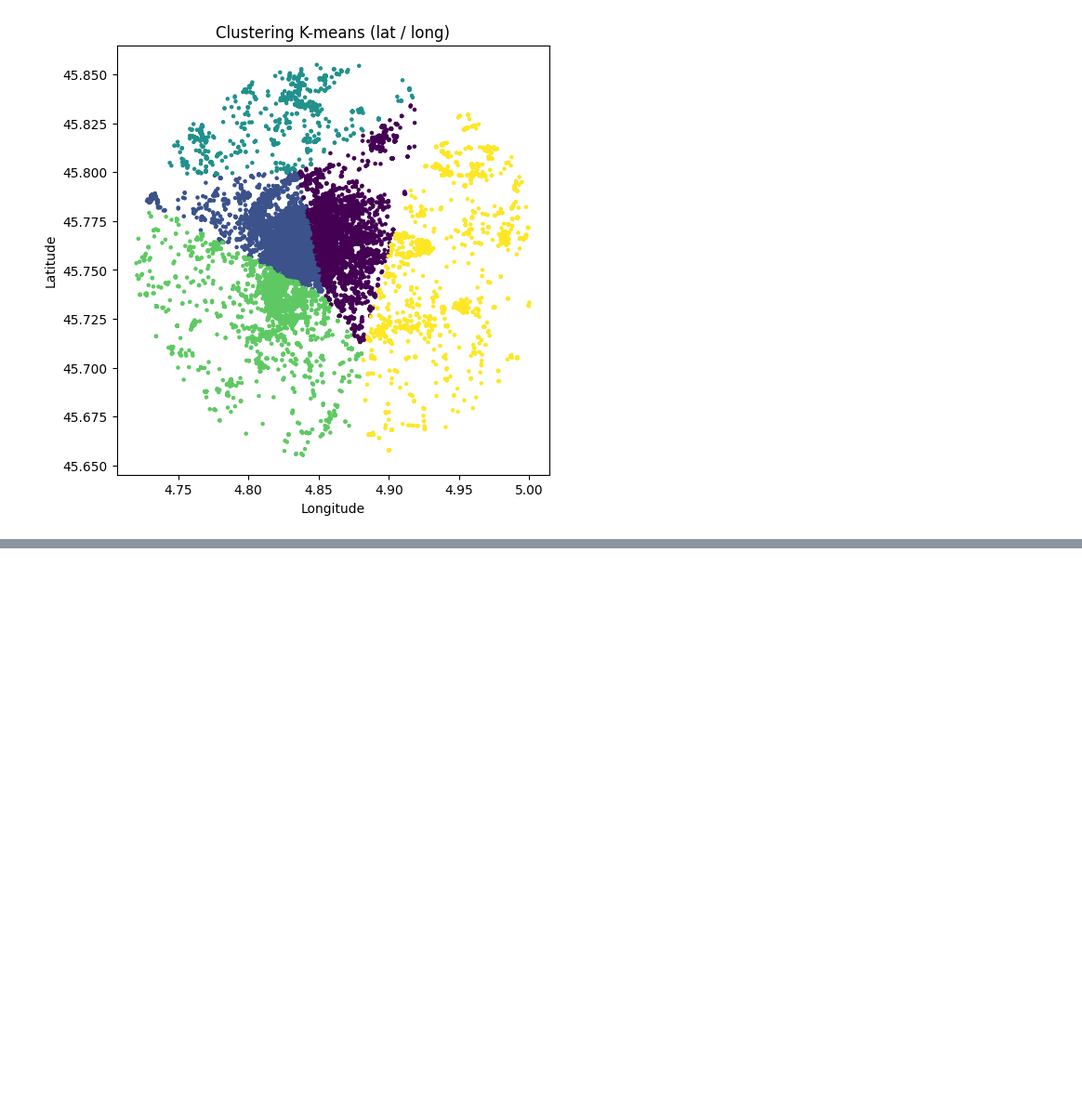
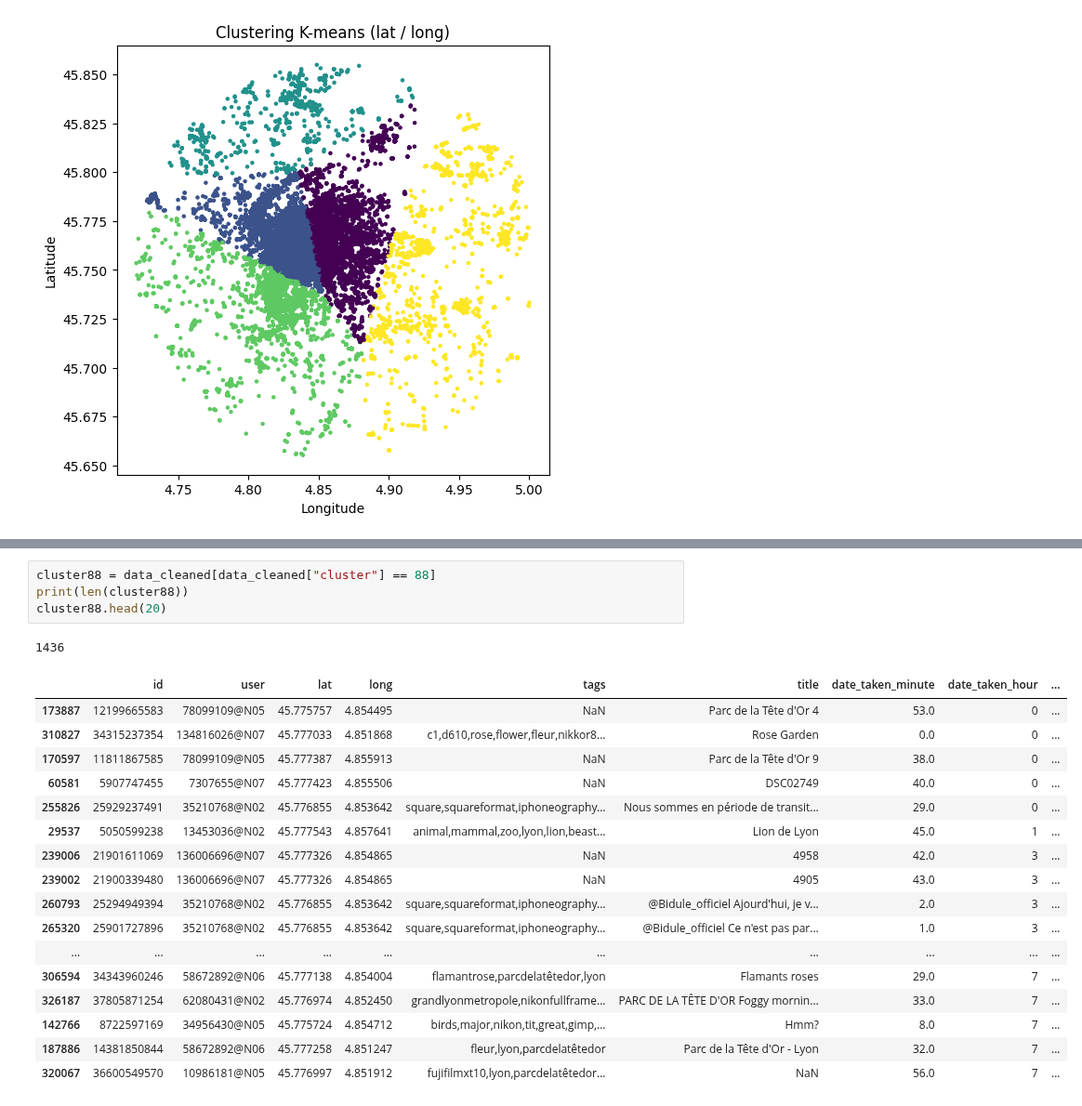
Before and after one commit to Ibra2477/FD_project, a Jupyter notebook: notebook/TP.ipynb, the cells around one changed output, grey strips where cells are left out. Shown at 93% size. Drawn from its saved outputs; the diff is of its cells as text; blank space fills up the shorter version.

```diff
--- a/notebook/TP.ipynb
+++ b/notebook/TP.ipynb
@@ -515,0 +614,23 @@ plt.show()
+# %%
+cluster88 = data_cleaned[data_cleaned["cluster"] == 88]
+print(len(cluster88))
+cluster88.head(20)
+# %% [output]
+1436
+|  | id | user | lat | long | tags | title | date_taken_minute | date_taken_hour | ... |
+| 173887 | 12199665583 | 78099109@N05 | 45.775757 | 4.854495 | NaN | Parc de la Tête d'Or 4 | 53.0 | 0 | ... |
+| 310827 | 34315237354 | 134816026@N07 | 45.777033 | 4.851868 | c1,d610,rose,flower,fleur,nikkor8... | Rose Garden | 0.0 | 0 | ... |
+| 170597 | 11811867585 | 78099109@N05 | 45.777387 | 4.855913 | NaN | Parc de la Tête d'Or 9 | 38.0 | 0 | ... |
+| 60581 | 5907747455 | 7307655@N07 | 45.777423 | 4.855506 | NaN | DSC02749 | 40.0 | 0 | ... |
+| 255826 | 25929237491 | 35210768@N02 | 45.776855 | 4.853642 | square,squareformat,iphoneography... | Nous sommes en période de transit... | 29.0 | 0 | ... |
+| 29537 | 5050599238 | 13453036@N02 | 45.777543 | 4.857641 | animal,mammal,zoo,lyon,lion,beast... | Lion de Lyon | 45.0 | 1 | ... |
+| 239006 | 21901611069 | 136006696@N07 | 45.777326 | 4.854865 | NaN | 4958 | 42.0 | 3 | ... |
+| 239002 | 21900339480 | 136006696@N07 | 45.777326 | 4.854865 | NaN | 4905 | 43.0 | 3 | ... |
+| 260793 | 25294949394 | 35210768@N02 | 45.776855 | 4.853642 | square,squareformat,iphoneography... | @Bidule_officiel Ajourd'hui, je v... | 2.0 | 3 | ... |
+| 265320 | 25901727896 | 35210768@N02 | 45.776855 | 4.853642 | square,squareformat,iphoneography... | @Bidule_officiel Ce n'est pas par... | 1.0 | 3 | ... |
+| ... | ... | ... | ... | ... | ... | ... | ... | ... | ... |
+| 306594 | 34343960246 | 58672892@N06 | 45.777138 | 4.854004 | flamantrose,parcdelatêtedor,lyon | Flamants roses | 29.0 | 7 | ... |
+| 326187 | 37805871254 | 62080431@N02 | 45.776974 | 4.852450 | grandlyonmetropole,nikonfullframe... | PARC DE LA TÊTE D'OR Foggy mornin... | 33.0 | 7 | ... |
+| 142766 | 8722597169 | 34956430@N05 | 45.775724 | 4.854712 | birds,major,nikon,tit,great,gimp,... | Hmm? | 8.0 | 7 | ... |
+| 187886 | 14381850844 | 58672892@N06 | 45.777258 | 4.851247 | fleur,lyon,parcdelatêtedor | Parc de la Tête d'Or - Lyon | 32.0 | 7 | ... |
+| 320067 | 36600549570 | 10986181@N05 | 45.776997 | 4.851912 | fujifilmxt10,lyon,parcdelatêtedor... | NaN | 56.0 | 7 | ... |
```
Also changed, not shown: parts of 6 cells of this notebook.
